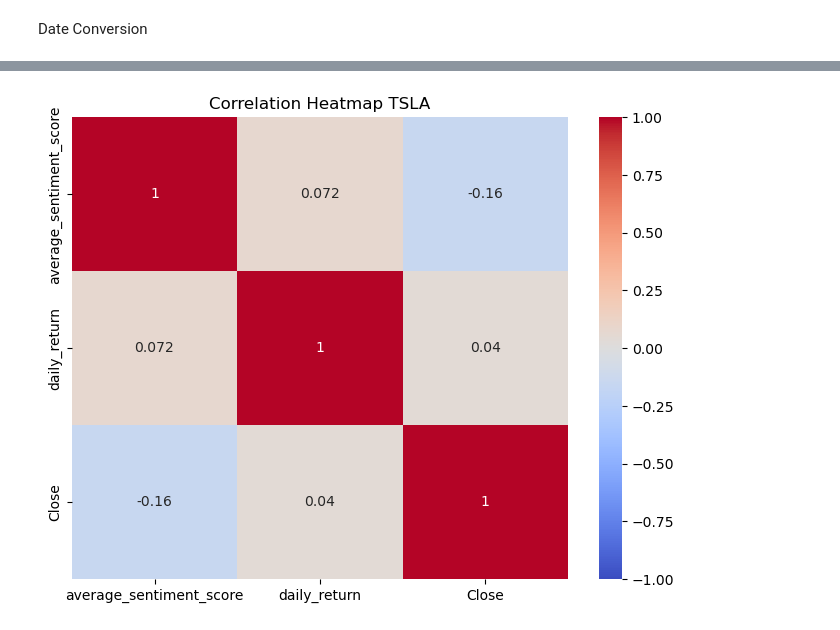
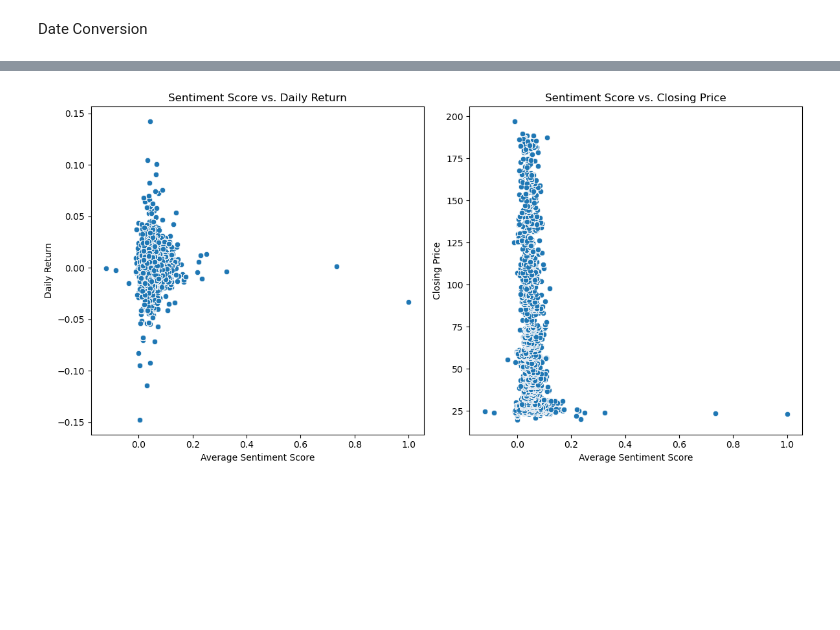
Before and after one commit to Getachew0557/Leveraging-AI-Techniques-for-Financial-News-Sentiment-Analysis-and-Stock-Prediction, a Jupyter notebook: notebooks/news_TESLA_stock_model.ipynb, the cells around one changed output, grey strips where cells are left out. Drawn from its saved outputs; the diff is of its cells as text; code cells hidden in the pictures; blank space fills up the shorter version.

```diff
--- a/notebooks/news_TESLA_stock_model.ipynb
+++ b/notebooks/news_TESLA_stock_model.ipynb
@@ -156,11 +100,5 @@ plt.show()
-# %%
-# Compute correlation matrix
-correlation_matrix = final_data[['average_sentiment_score', 'daily_return', 'Close']].corr()
-
-# Plot heatmap
-plt.figure(figsize=(8, 6))
-sns.heatmap(correlation_matrix, annot=True, cmap='coolwarm', vmin=-1, vmax=1)
-plt.title('Correlation Heatmap TSLA')
-plt.show()
-# %% [output]
-[figure, removed]
+# %%
+# Scatter plot for sentiment score vs. daily return
+eda.plot_scatter(final_data)
+# %% [output]
+[figure, added]
```
Also changed, not shown: parts of 15 cells of this notebook, 10 other files.
